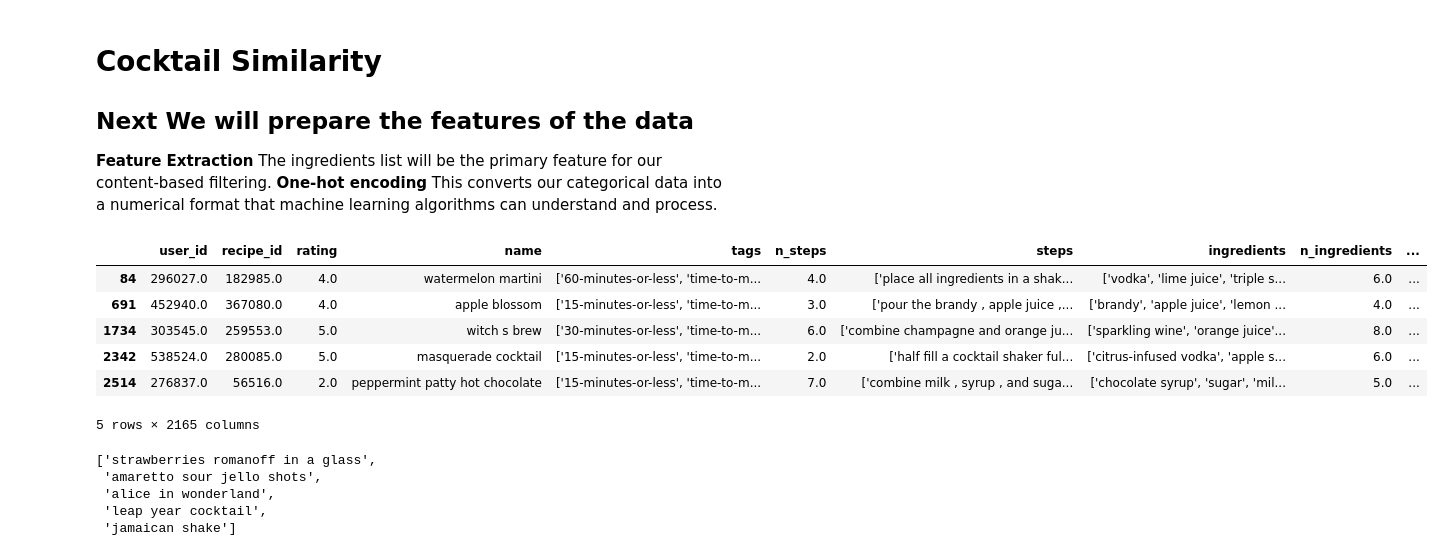
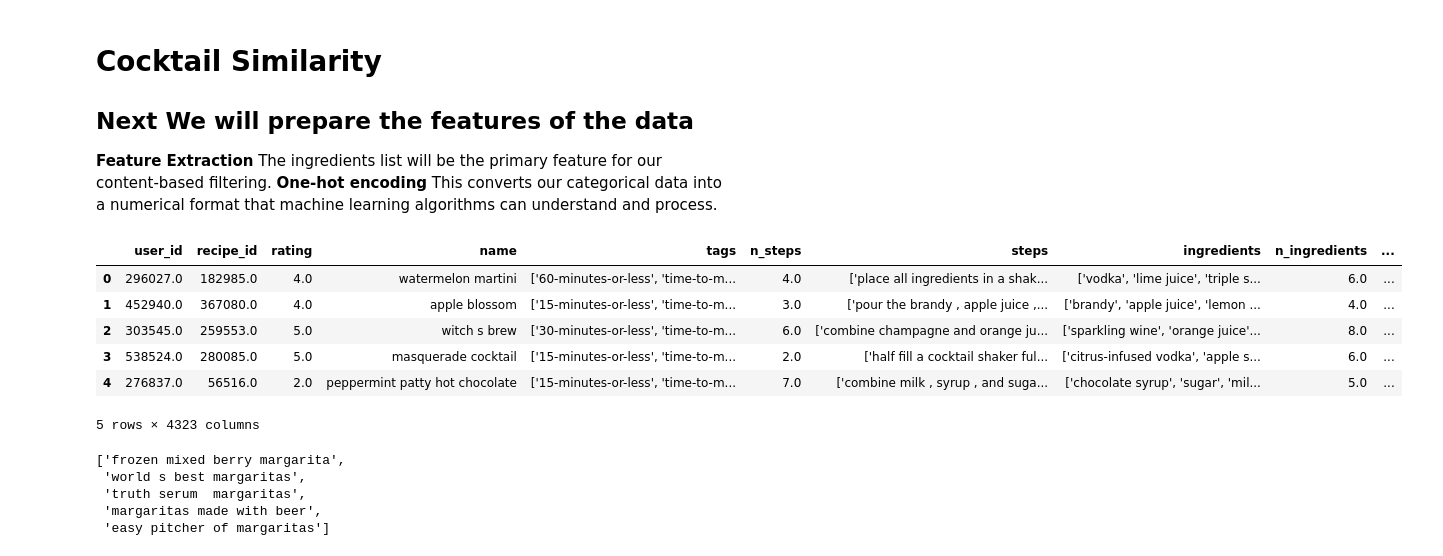
Before and after one commit to codyfp/mixomate-cocktail-recommender, a Jupyter notebook: modelGeneration/New Dataset.ipynb, the cells around one changed output. Cells and saved outputs as stored; diff of their text form; code cells hidden in the pictures.

```diff
--- a/modelGeneration/New Dataset.ipynb
+++ b/modelGeneration/New Dataset.ipynb
@@ -117,5 +150,4 @@ print(cocktail_review_counts_sorted['review_count'].mean())
 # %%
-
 # Only process if the first item in 'ingredients' column is a string
 if isinstance(combined_df['ingredients'].iloc[0], str):
     # Remove [ and ]
@@ -123,17 +155,7 @@ if isinstance(combined_df['ingredients'].iloc[0], str):
     # Splitting the ingredients string by commas
     combined_df['ingredients'] = combined_df['ingredients'].str.split(',')
 
-if isinstance(combined_df['ingredients'].iloc[0], float):
-    combined_df['ingredients'] = combined_df['ingredients'].apply(lambda x: [item.strip() for item in x])
 
-
-combined_df.head()
-#ingredient_frequency = combined_df.explode('ingredients')['ingredients'].value_counts()
-#print(ingredient_frequency)
-
-combined_df = combined_df.loc[:,~combined_df.columns.duplicated(keep='first')]
-
-
-
-#ingredient_frequency.to_csv("ingredient_frequency.csv", index=False)
+# Drop duplicates based on the 'name' column and assign the result back to combined_df
+combined_df = combined_df.drop_duplicates(subset=['name'])
 # %%
@@ -179,36 +202,57 @@ This converts our categorical data into a numerical format that machine learning
 # %%
 # Instantiate the binarizer
 mlb = MultiLabelBinarizer()
 
 # Filtering out non-iterable items
 filtered_ingredients = [ingredients if isinstance(ingredients, (list, tuple)) else [] for ingredients in combined_df['ingredients']]
 
 # Apply MultiLabelBinarizer on the filtered data
 binary_matrix = mlb.fit_transform(filtered_ingredients)
 
 # Convert the binary matrix into a DataFrame for better visualization and manipulation
 df_binary = pd.DataFrame(binary_matrix, columns=mlb.classes_)
 
 
 combined_df = pd.concat([combined_df, df_binary], axis=1)
 
+combined_df = combined_df.reset_index(drop=True)
 
 
 combined_df.head()
 # %% [output]
 |  | user_id | recipe_id | rating | name | tags | n_steps | steps | ingredients | n_ingredients | ... |
-| 84 | 296027.0 | 182985.0 | 4.0 | watermelon martini | ['60-minutes-or-less', 'time-to-m... | 4.0 | ['place all ingredients in a shak... | ['vodka', 'lime juice', 'triple s... | 6.0 | ... |
-| 691 | 452940.0 | 367080.0 | 4.0 | apple blossom | ['15-minutes-or-less', 'time-to-m... | 3.0 | ['pour the brandy , apple juice ,... | ['brandy', 'apple juice', 'lemon ... | 4.0 | ... |
-| 1734 | 303545.0 | 259553.0 | 5.0 | witch s brew | ['30-minutes-or-less', 'time-to-m... | 6.0 | ['combine champagne and orange ju... | ['sparkling wine', 'orange juice'... | 8.0 | ... |
-| 2342 | 538524.0 | 280085.0 | 5.0 | masquerade cocktail | ['15-minutes-or-less', 'time-to-m... | 2.0 | ['half fill a cocktail shaker ful... | ['citrus-infused vodka', 'apple s... | 6.0 | ... |
-| 2514 | 276837.0 | 56516.0 | 2.0 | peppermint patty hot chocolate | ['15-minutes-or-less', 'time-to-m... | 7.0 | ['combine milk , syrup , and suga... | ['chocolate syrup', 'sugar', 'mil... | 5.0 | ... |
+| 0 | 296027.0 | 182985.0 | 4.0 | watermelon martini | ['60-minutes-or-less', 'time-to-m... | 4.0 | ['place all ingredients in a shak... | ['vodka', 'lime juice', 'triple s... | 6.0 | ... |
+| 1 | 452940.0 | 367080.0 | 4.0 | apple blossom | ['15-minutes-or-less', 'time-to-m... | 3.0 | ['pour the brandy , apple juice ,... | ['brandy', 'apple juice', 'lemon ... | 4.0 | ... |
+| 2 | 303545.0 | 259553.0 | 5.0 | witch s brew | ['30-minutes-or-less', 'time-to-m... | 6.0 | ['combine champagne and orange ju... | ['sparkling wine', 'orange juice'... | 8.0 | ... |
+| 3 | 538524.0 | 280085.0 | 5.0 | masquerade cocktail | ['15-minutes-or-less', 'time-to-m... | 2.0 | ['half fill a cocktail shaker ful... | ['citrus-infused vodka', 'apple s... | 6.0 | ... |
+| 4 | 276837.0 | 56516.0 | 2.0 | peppermint patty hot chocolate | ['15-minutes-or-less', 'time-to-m... | 7.0 | ['combine milk , syrup , and suga... | ['chocolate syrup', 'sugar', 'mil... | 5.0 | ... |
-5 rows × 2165 columns
+5 rows × 4323 columns
 # %%
 similarity_matrix = cosine_similarity(df_binary)
 # %%
-def get_similar_cocktails(cocktail_name, N=5):
-    # Fetch the index corresponding to the given cocktail name
-    cocktail_index = combined_df[combined_df['name'] == cocktail_name].index[0]
+def get_similar_cocktails(input_value, N=5):
+    """
+    Fetch similar cocktails based on a given cocktail name or ID.
+
+    Args:
+    - input_value (str or int): Name or ID of the cocktail.
+    - N (int): Number of similar cocktails to return. Default is 5.
+
+    Returns:
+    - list: Names of top N similar cocktails.
+    """
+
+    # Determine if input is name or ID
+    if isinstance(input_value, str):
+        if input_value not in combined_df['name'].values:
+            raise ValueError(f"No cocktail named {input_value} found in the dataset.")
+        cocktail_index = combined_df[combined_df['name'] == input_value].index[0]
+    elif isinstance(input_value, int):  # Assuming ID is an integer
+        if input_value not in combined_df['recipe_id'].values:
+            raise ValueError(f"No cocktail with ID {input_value} found in the dataset.")
+        cocktail_index = combined_df[combined_df['recipe_id'] == input_value].index[0]
+    else:
+        raise ValueError("Input value must be either a name (string) or an ID (integer).")
 
     # Fetch and enumerate similarity scores for the given cocktail
     similar_scores = list(enumerate(similarity_matrix[cocktail_index]))
@@ -219,10 +263,10 @@ def get_similar_cocktails(cocktail_name, N=5):
     # Return the top N cocktail names excluding the input cocktail itself
     return [combined_df.iloc[i[0]]['name'] for i in sorted_similar_scores[1:N+1]]
 
-get_similar_cocktails("witch s brew")
+get_similar_cocktails(98221)
 # %% [output]
-['strawberries romanoff in a glass',
- 'amaretto sour jello shots',
- 'alice in wonderland',
- 'leap year cocktail',
- 'jamaican shake']
+['frozen mixed berry margarita',
+ 'world s best margaritas',
+ 'truth serum  margaritas',
+ 'margaritas made with beer',
+ 'easy pitcher of margaritas']
```
Also changed, not shown: parts of 13 cells of this notebook, 1 other file.
